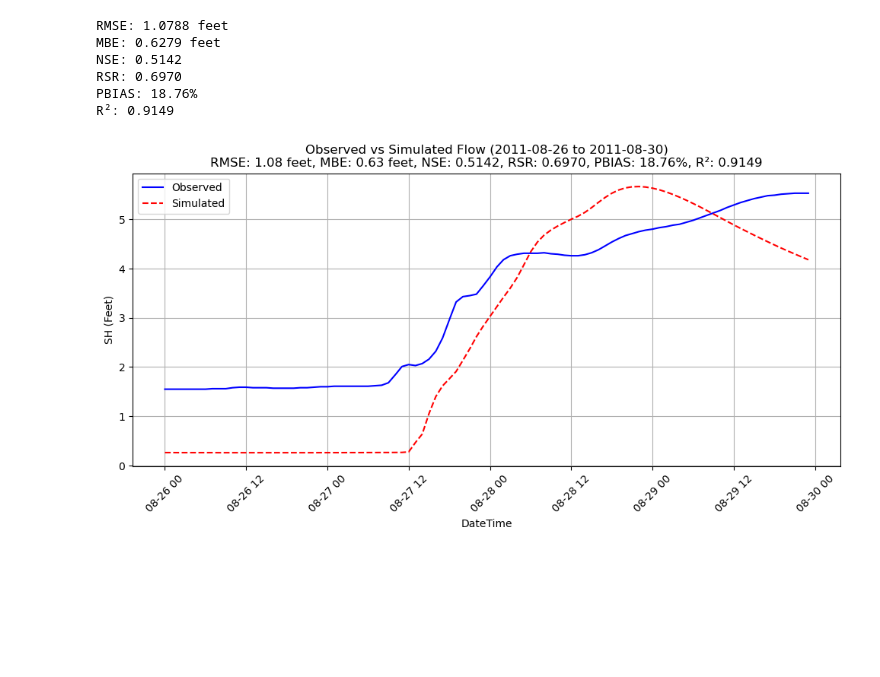
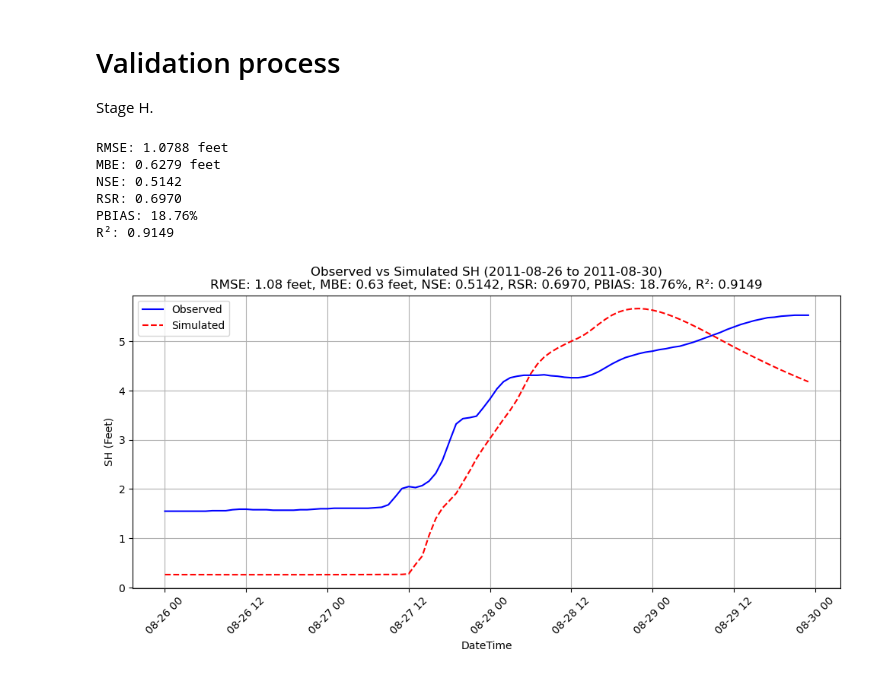
Before and after one commit to dianaveronez/Work, a Jupyter notebook: validationSH.ipynb, the cells around one changed output. Saved outputs shown, nothing was run; the diff lists cells and outputs as text; code cells hidden in the pictures; blank space fills up the shorter version.

```diff
--- a/validationSH.ipynb
+++ b/validationSH.ipynb
@@ -4,3 +1,6 @@
+# %% [markdown]
+# Validation process
+ Stage H.
 # %%
 #calculate the nse for the new model v5
 import pandas as pd
@@ -61,35 +61,35 @@ print(f"R²: {r_squared:.4f}")
 # Plot Observed vs Simulated
 plt.figure(figsize=(12, 5))
 plt.plot(datetime, observed, label="Observed", linestyle="-", marker="", color="blue")
 plt.plot(datetime, simulated, label="Simulated", linestyle="--", marker="", color="red")
 plt.xlabel("DateTime")
 plt.ylabel("SH (Feet)")
-plt.title(f"Observed vs Simulated Flow (2011-08-26 to 2011-08-30)\n"
+plt.title(f"Observed vs Simulated SH (2011-08-26 to 2011-08-30)\n"
           f"RMSE: {rmse:.2f} feet, MBE: {mbe:.2f} feet, NSE: {nse:.4f}, RSR: {rsr:.4f}, PBIAS: {pbias:.2f}%, R²: {r_squared:.4f}")
 plt.legend()
 plt.xticks(rotation=45)
 plt.grid(True)
 plt.show()
 
 # # Plot Residuals (Observed - Simulated)
 # plt.figure(figsize=(12, 5))
 # plt.plot(datetime, observed - simulated, label="Residuals (Obs - Sim)", color="purple")
 # plt.axhline(y=0, color="black", linestyle="--")
 # plt.xlabel("DateTime")
 # plt.ylabel("Residual (feet)")
 # plt.title("Residuals Over Time (2011-08-26 to 2011-08-30)")
 # plt.legend()
 # plt.xticks(rotation=45)
 # plt.grid(True)
 # plt.show()
 # %% [output]
 RMSE: 1.0788 feet
 MBE: 0.6279 feet
 NSE: 0.5142
 RSR: 0.6970
 PBIAS: 18.76%
 R²: 0.9149
-[figure, old version]
+[figure, new version]
 # %%
 # Display the filtered data for the date range 2011-08-26 to 2011-08-30
 print("Filtered data from observed and simulated sources (2011-08-26 to 2011-08-30):")
```
Also changed, not shown: parts of 1 cell of this notebook.
